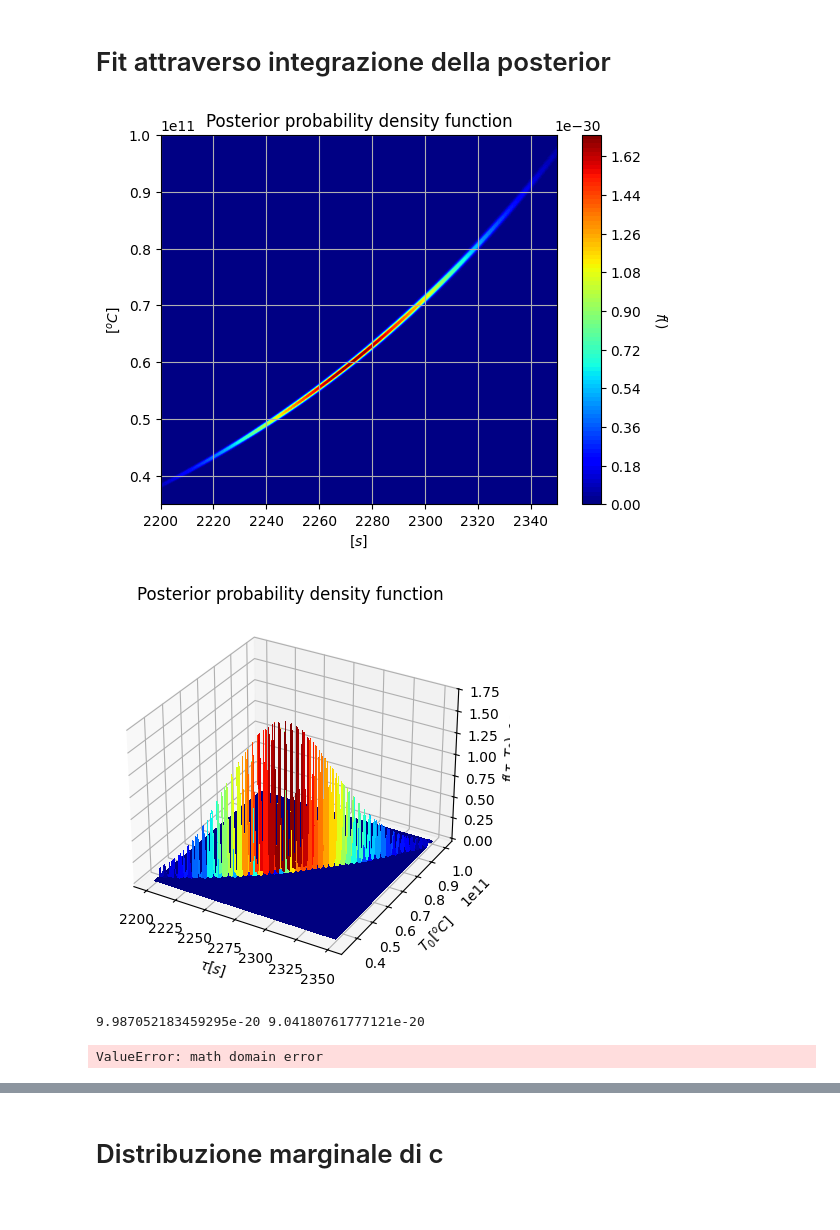
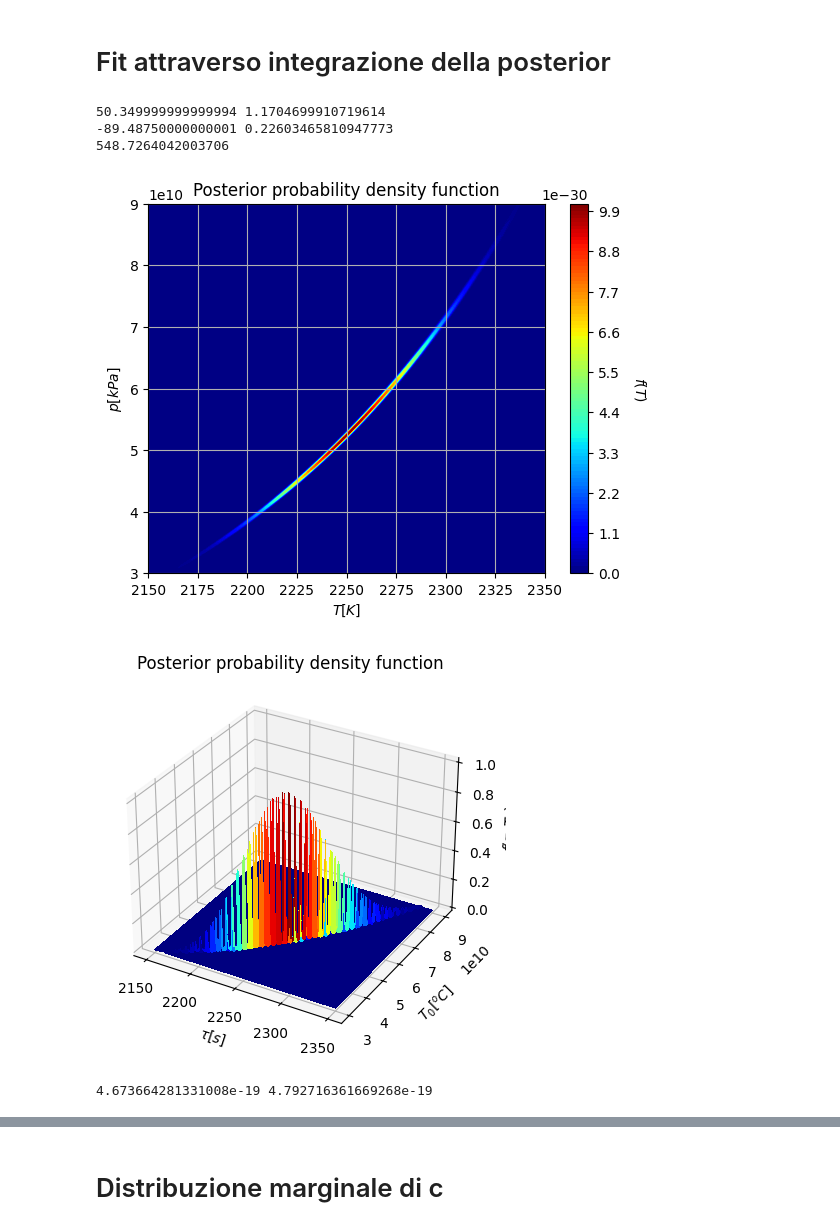
Before and after one commit to Lucapitti/termodinamica_codici, a Jupyter notebook: PP6/LinearFitExamples.ipynb, the cells around one changed output, grey strips where cells are left out. Cells and saved outputs as stored; diff of their text form; code cells hidden in the pictures.

```diff
--- a/PP6/LinearFitExamples.ipynb
+++ b/PP6/LinearFitExamples.ipynb
@@ -34,43 +34,50 @@ uP0 = 0.5
 offset = 0.15
 uOffset = 0.003
 
-Delta_pressioni = np.array([-89.79, -90.08, -90.20, -89.53])
+Delta_pressioni = np.array([-89.79, -89.30, -89.33, -89.53])
 Temp_multiple = np.array([49, 50, 50.6, 51.8])
 uTemp = np.std(Temp_multiple, ddof=1)
 uPress = np.std(Delta_pressioni, ddof=1)
+print(np.mean(Temp_multiple), uTemp)
+print(np.mean(Delta_pressioni), uPress)
 Temp = np.array([np.mean(Temp_multiple), 56, 59.4, 64.8, 69.8, 74.4, 79.6, 84.6, 90.4]) + 273.15
-Press = np.array([np.mean(Delta_pressioni), -86.41, -83.39, -78.26, -72.56, -67.90, -59.69, -50.61, -36.73])
+Press = np.array([np.mean(Delta_pressioni), -85.88, -83.39, -78.26, -72.56, -67.59, -59.69, -50.01, -36.88])
 Press = (np.array(Press) - offset + P0) *1000
 uPress = np.array(uPress)
 uTemp = np.array(uTemp)
 uPress = np.sqrt(uPress**2 + uOffset**2 + uP0**2)*1000
 
+print(uPress)
+
 uy_new = np.repeat(uPress, len(Press))
 
 
-m_values = np.linspace(2200, 2350, 500)
-c_values = np.linspace(3.5e10, 1e11, 500)
+m_values = np.linspace(2150, 2350, 500)
+c_values = np.linspace(3e10, 9e10, 500)
 
 m_mesh, c_mesh = np.meshgrid(m_values, c_values)
 
 posterior_values = np.zeros(len(m_values)*len(c_values))
 idx = 0
 for mval, cval in np.nditer([m_mesh,c_mesh]):
     posterior_values[idx]=posterior(M=mval, C=cval, T=Temp, sigmaP=uy_new, P=Press)
     idx = idx + 1
 posterior_mesh = posterior_values.reshape((len(c_values), len(m_values)))
 fig = plt.figure()
 ax1 = plt.contourf(m_mesh, c_mesh, posterior_mesh, cmap=cm.jet, levels=100)
 cbar = plt.colorbar(ax1)
-cbar.set_label('$f()$', rotation=270, labelpad=20)
-plt.xlabel("$[s]$")
-plt.ylabel("$[^oC]$")
+cbar.set_label('$f(T)$', rotation=270, labelpad=20)
+plt.xlabel("$T [K]$")
+plt.ylabel("$p [kPa]$")
 plt.grid()
 plt.title("Posterior probability density function")
 plt.savefig("Fit_posterior_aria_tot.png")
 plt.show()
 # %% [output]
+50.349999999999994 1.1704699910719614
+-89.48750000000001 0.22603465810947773
+548.7264042003706
-[figure, old version]
+[figure, new version]
 # %%
 from matplotlib import cm
 fig, ax = plt.subplots(subplot_kw={"projection": "3d"})
@@ -83,7 +90,7 @@ ax.set_zlabel('$f(\\tau,T_0)$')
 plt.title("Posterior probability density function")
 plt.savefig("grafico_3D.png")
 # %% [output]
-[figure, old version]
+[figure, new version]
 # %%
 range_m = (m_values[0], m_values[-1])
 range_c = (c_values[0], c_values[-1])
@@ -101,7 +108,7 @@ def posterior_norm(M,C,Y,X,SigmaY):
     return posterior(M,C,Y,X,SigmaY) / normalization
 
 def arg_E_c_k(M,C,k,Y,X,SigmaY):
-    return np.power(C,k) * posterior_norm(M,C,Y,X,SigmaY)
+    return C**k * posterior_norm(M,C,Y,X,SigmaY)
 
 # L'argomento dell'integrale del valore atteso di m^k
 def arg_E_m_k(M,C,k,Y,X,SigmaY):
@@ -110,8 +117,14 @@ def arg_E_m_k(M,C,k,Y,X,SigmaY):
 # L'argomento dell'integrale del valore atteso di m*c
 def arg_E_mc(M,C,Y,X,SigmaY):
     return M * C * posterior_norm(M,C,Y,X,SigmaY)
+
+def arg_Var_c(M, C, P, T, sigmaP, E_c):
+    return (C - E_c)**2 * posterior_norm(M, C, P, T, sigmaP)
+
+def arg_Var_m(M, C, P, T, sigmaP, E_m):
+    return (M - E_m)**2 * posterior_norm(M, C, P, T, sigmaP)
 # %% [output]
-9.987052183459295e-20 9.04180761777121e-20
+4.673664281331008e-19 4.792716361669268e-19
 # %%
 E_c, error_int_E_c = integrate.nquad(arg_E_c_k,
                                     [range_m, #m
@@ -119,16 +132,14 @@ E_c, error_int_E_c = integrate.nquad(arg_E_c_k,
                                     ],
                                     args=(1,Press, Temp, uy_new)#k=1
                                     )
-E_c2, error_int_E_c2 = integrate.nquad(arg_E_c_k,
-                                        [range_m, #m
-                                        range_c  #c
-                                        ],
-                                        args=(2, Press, Temp, uy_new)#k=2
-                                        )
-Var_c = E_c2 - E_c**2
+
+Var_c, err_var = integrate.nquad(
+    arg_Var_c,
+    [range_m, range_c],
+    args=(Press, Temp, uy_new, E_c)
+)
+
 Sigma_c = math.sqrt(Var_c)
-# %% [output]
-ValueError: math domain error
 # %%
 E_m, error_int_E_m = integrate.nquad(arg_E_m_k,
                                     [range_m, #m
```
Also changed, not shown: parts of 2 cells of this notebook, 5 other files.
